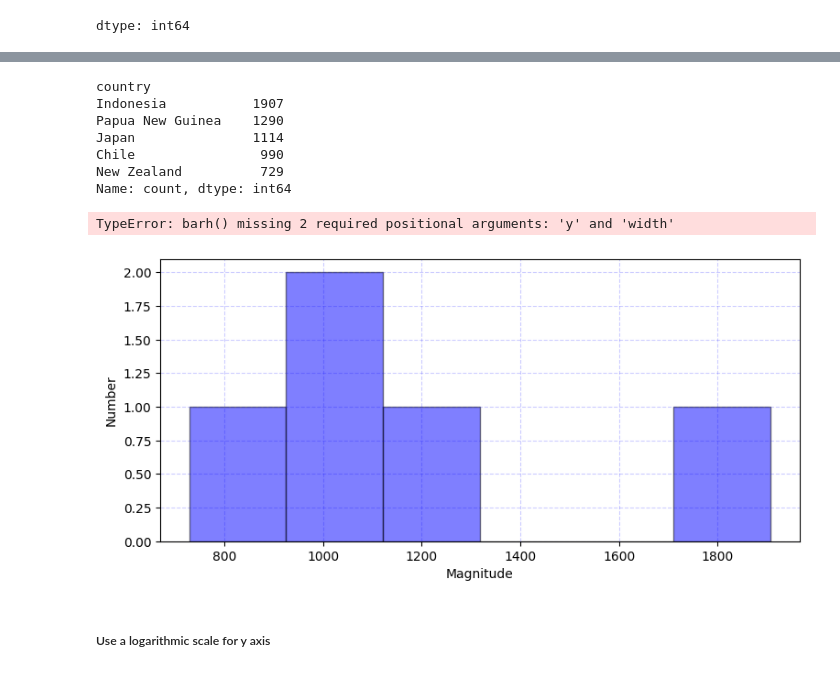
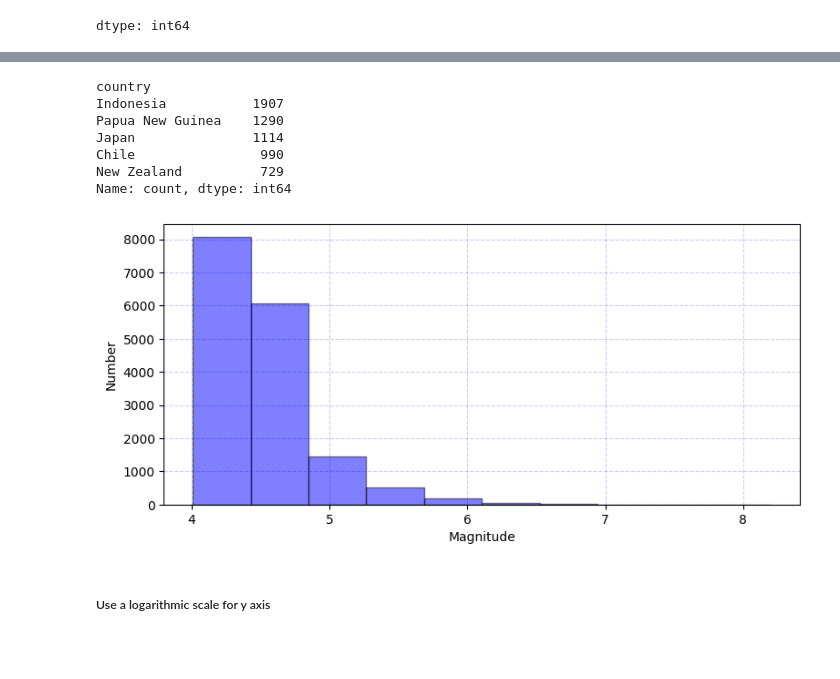
Before and after one commit to Cyp202/2025_Intro_Python, a Jupyter notebook: notebook/W3_S1.ipynb, the cells around one changed output, grey strips where cells are left out. Saved outputs shown, nothing was run; the diff lists cells and outputs as text; code cells hidden in the pictures.

```diff
--- a/notebook/W3_S1.ipynb
+++ b/notebook/W3_S1.ipynb
@@ -471,32 +503,31 @@ dtype: int64
 # %%
 # Make a figure and plot the histogram
 # print the first 5 rows of num2
 df_five_c=df_filt_counts[0:5]
 print(df_five_c)
 #df_filt['country'].mag.plot(kind='bar')
 #timeseries.loc['2015-01-01':'2015-07-01'].plot()
 
 #plt.hist(df_five_c, x='Country', y='earthquake_num', grid=False)
 #plt.legend('earthquake_num')
 
 fig,ax = plt.subplots(figsize=(9,4))
 # Make the histogram
-plt.hist(df_five_c, bins=6, color='b', alpha=0.5, edgecolor='black')
+plt.hist(df_filt["mag"], bins=10,color='b', alpha=0.5, edgecolor='black')
 plt.xlabel('Magnitude') # X axis label
 plt.ylabel('Number') # Y axis label
 plt.grid(alpha=0.2,c='b',ls='--')# grille légère
 
-plt.barh()
+#plt.barh()
 # %% [output]
 country
 Indonesia           1907
 Papua New Guinea    1290
 Japan               1114
 Chile                990
 New Zealand          729
 Name: count, dtype: int64
-TypeError: barh() missing 2 required positional arguments: 'y' and 'width'
-[figure, old version]
+[figure, new version]
 # %% [markdown]
 ##### Use a logarithmic scale for y axis
 
```
Also changed, not shown: parts of 2 cells of this notebook.
